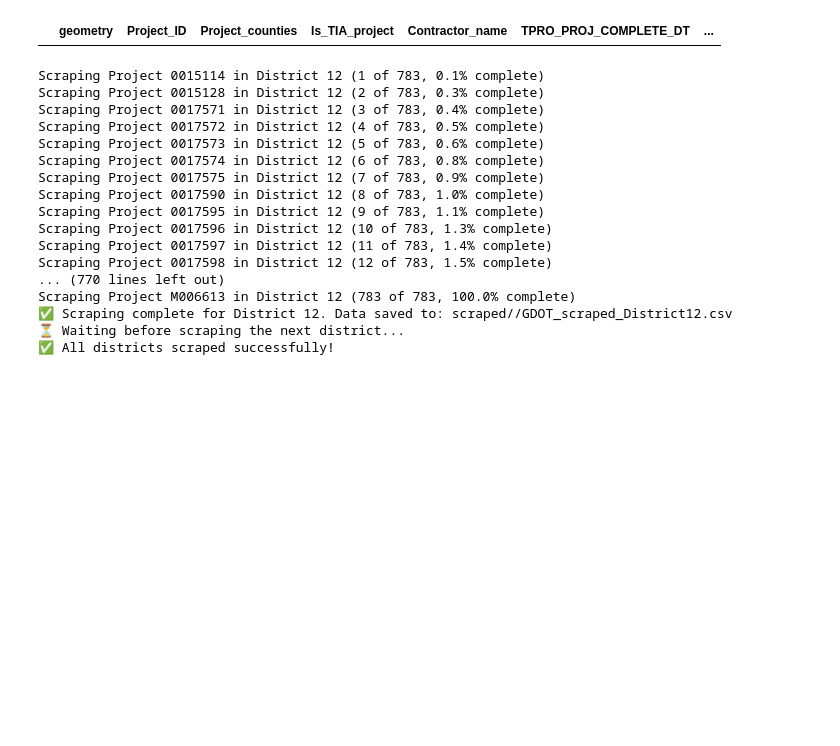
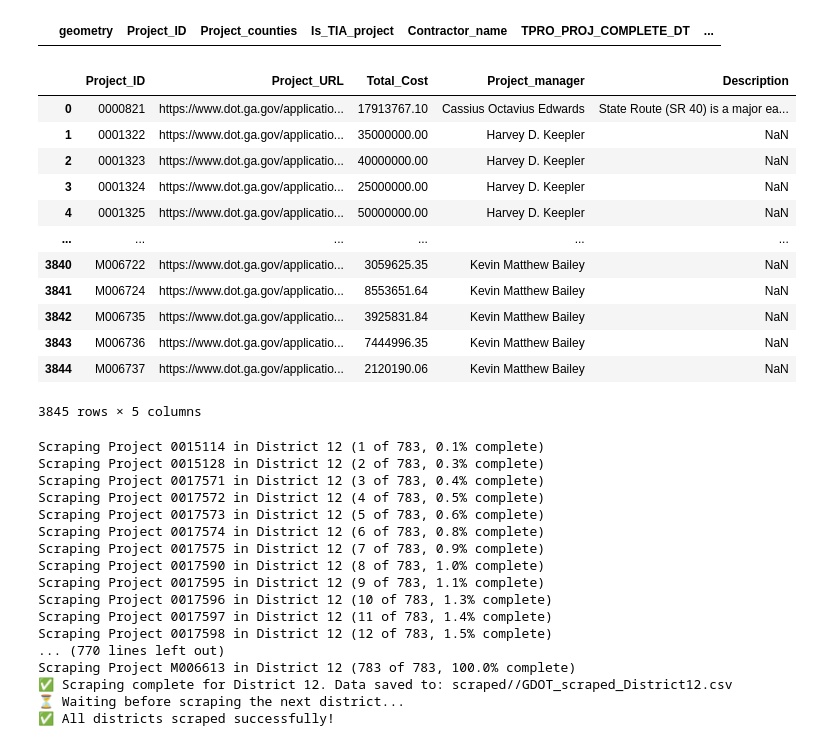
Before and after one commit to arc-research-analytics/gdot_pipeline, a Jupyter notebook: GDOT_explorer.ipynb, the cells around one changed output. Saved outputs shown, nothing was run; the diff lists cells and outputs as text; code cells hidden in the pictures; blank space fills up the shorter version.

```diff
--- a/GDOT_explorer.ipynb
+++ b/GDOT_explorer.ipynb
@@ -228,6 +228,22 @@ gdot_new_projects = gdot_projects[~gdot_projects['Project_ID'].isin(
 gdot_new_projects
 # %% [output]
 |  | geometry | Project_ID | Project_counties | Is_TIA_project | Contractor_name | TPRO_PROJ_COMPLETE_DT | ... |
+# %%
+GDOT_master
+# %% [output]
+|  | Project_ID | Project_URL | Total_Cost | Project_manager | Description |
+| 0 | 0000821 | https://www.dot.ga.gov/applicatio... | 17913767.10 | Cassius Octavius Edwards | State Route (SR 40) is a major ea... |
+| 1 | 0001322 | https://www.dot.ga.gov/applicatio... | 35000000.00 | Harvey D. Keepler | NaN |
+| 2 | 0001323 | https://www.dot.ga.gov/applicatio... | 40000000.00 | Harvey D. Keepler | NaN |
+| 3 | 0001324 | https://www.dot.ga.gov/applicatio... | 25000000.00 | Harvey D. Keepler | NaN |
+| 4 | 0001325 | https://www.dot.ga.gov/applicatio... | 50000000.00 | Harvey D. Keepler | NaN |
+| ... | ... | ... | ... | ... | ... |
+| 3840 | M006722 | https://www.dot.ga.gov/applicatio... | 3059625.35 | Kevin Matthew Bailey | NaN |
+| 3841 | M006724 | https://www.dot.ga.gov/applicatio... | 8553651.64 | Kevin Matthew Bailey | NaN |
+| 3842 | M006735 | https://www.dot.ga.gov/applicatio... | 3925831.84 | Kevin Matthew Bailey | NaN |
+| 3843 | M006736 | https://www.dot.ga.gov/applicatio... | 7444996.35 | Kevin Matthew Bailey | NaN |
+| 3844 | M006737 | https://www.dot.ga.gov/applicatio... | 2120190.06 | Kevin Matthew Bailey | NaN |
+3845 rows × 5 columns
 # %%
 import asyncio
 import pandas as pd
```
Also changed, not shown: parts of 3 cells of this notebook, 6 other files.
